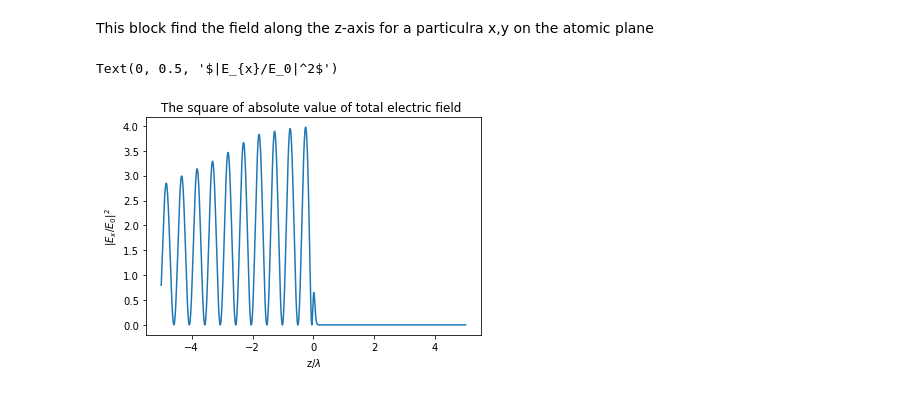
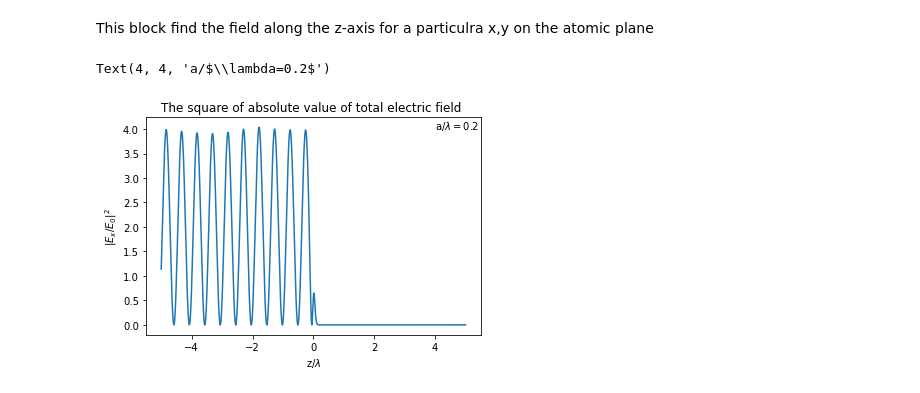
Before and after one commit to ReyshaJV/weizmann-internship, a Jupyter notebook: final_code_comments.ipynb, the cells around one changed output. Drawn from its saved outputs; the diff is of its cells as text; code cells hidden in the pictures.

```diff
--- a/final_code_comments.ipynb
+++ b/final_code_comments.ipynb
@@ -263,13 +263,14 @@ S=Scattered_perpendicular_to_array
 # %%
 # the absolute value of the total electric field
 
-plt.plot(perpendicular_direction,np.square(abs(T[:,0]/E_beam_amp)))
+plt.plot(perpendicular_direction,np.square(abs(T[:,0]/I[:,0])))
 plt.title('The square of absolute value of total electric field ')
 plt.xlabel('z/$\lambda$')
 plt.ylabel('$|E_{x}/E_0|^2$')
+plt.text(4,4,f'a/$\lambda={a/lamda}$')
 # %% [output]
-Text(0, 0.5, '$|E_{x}/E_0|^2$')
+Text(4, 4, 'a/$\\lambda=0.2$')
-[figure, old version]
+[figure, new version]
 # %%
 #the imaginary part of the incident and scattered fields
 plt.plot(perpendicular_direction,S[:,0].imag,'b--',label='imaginary part of scattered field',)
```
Also changed, not shown: parts of 3 cells of this notebook.
